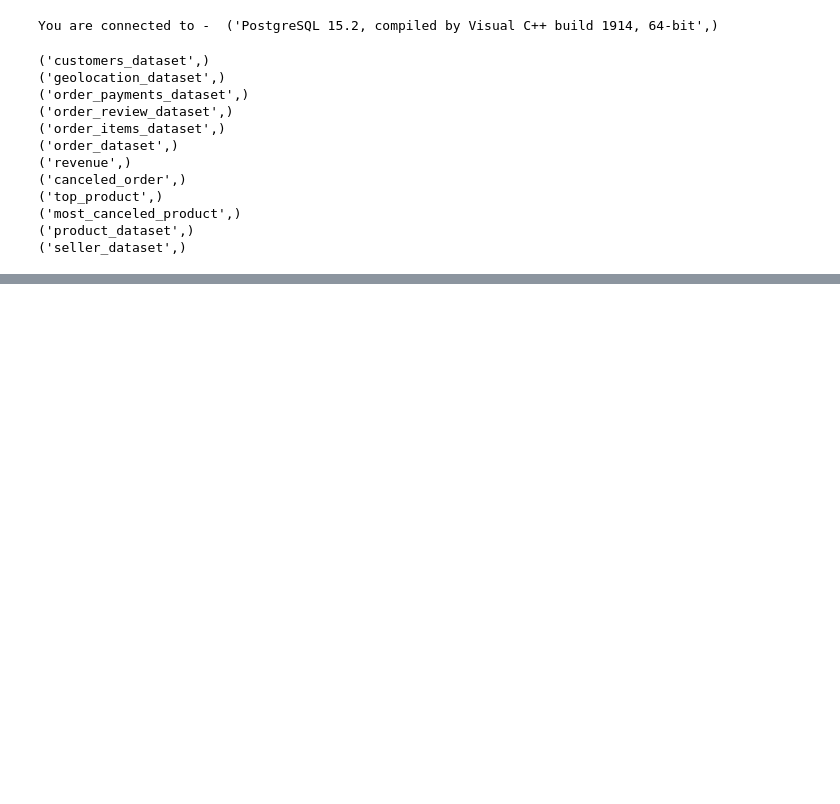
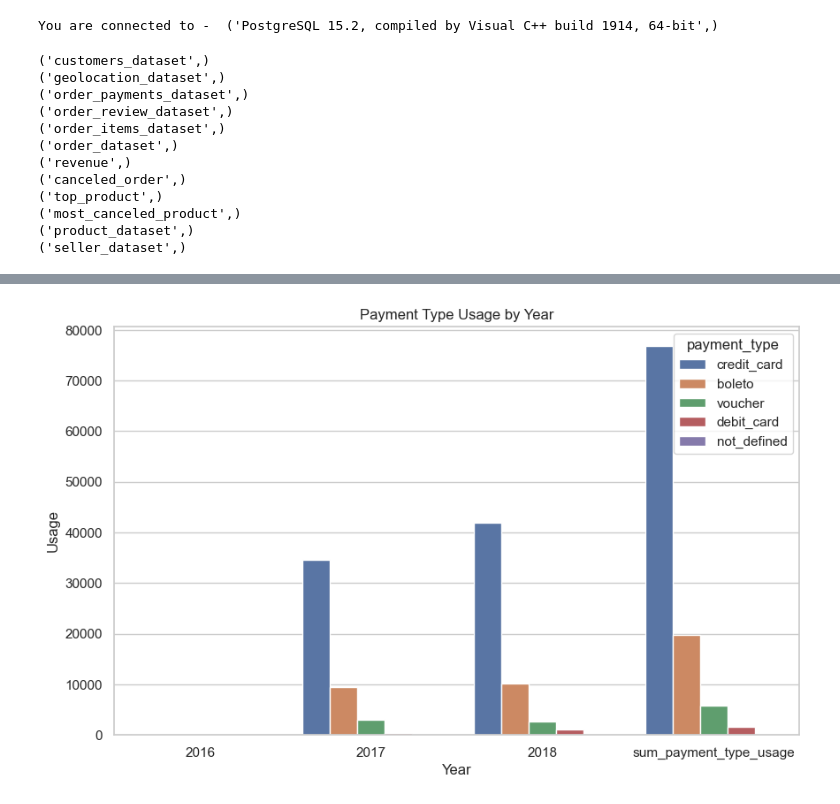
Before and after one commit to dimasrahmatnuriza/PythontoPostgreSQL, a Jupyter notebook: Project4.ipynb, the cells around one changed output, grey strips where cells are left out. Drawn from its saved outputs; the diff is of its cells as text; code cells hidden in the pictures; blank space fills up the shorter version.

```diff
--- a/Project4.ipynb
+++ b/Project4.ipynb
@@ -40,3 +40,6 @@ import pandas as pd
 import matplotlib.pyplot as plt
 import seaborn as sns
 import numpy as np
+# %%
+df = pd.DataFrame(hasil, columns=kolom)
+df.head()
@@ -42,0 +53,13 @@ import numpy as np
+# %%
+# Melt dataframe untuk mempermudah plotting
+df_all = df.melt('payment_type', var_name='year', value_name='usage')
+
+sns.set(style="whitegrid")
+plt.figure(figsize=(10, 6))
+sns.barplot(x='year', y='usage', hue='payment_type', data=df_all)
+plt.xlabel('Year')
+plt.ylabel('Usage')
+plt.title('Payment Type Usage by Year')
+plt.show()
+# %% [output]
+[figure, added]
```
Also changed, not shown: parts of 1 cell of this notebook.
